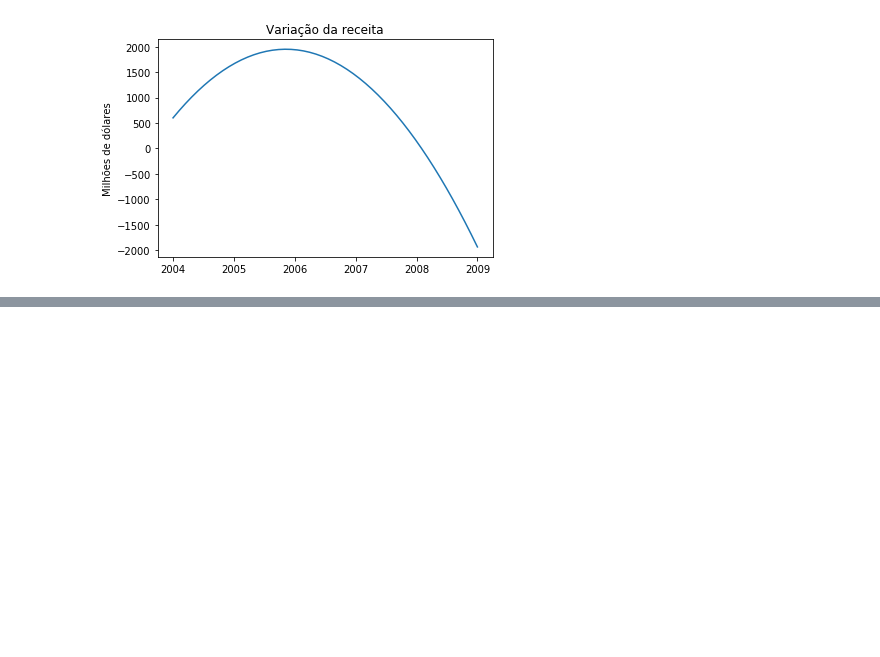
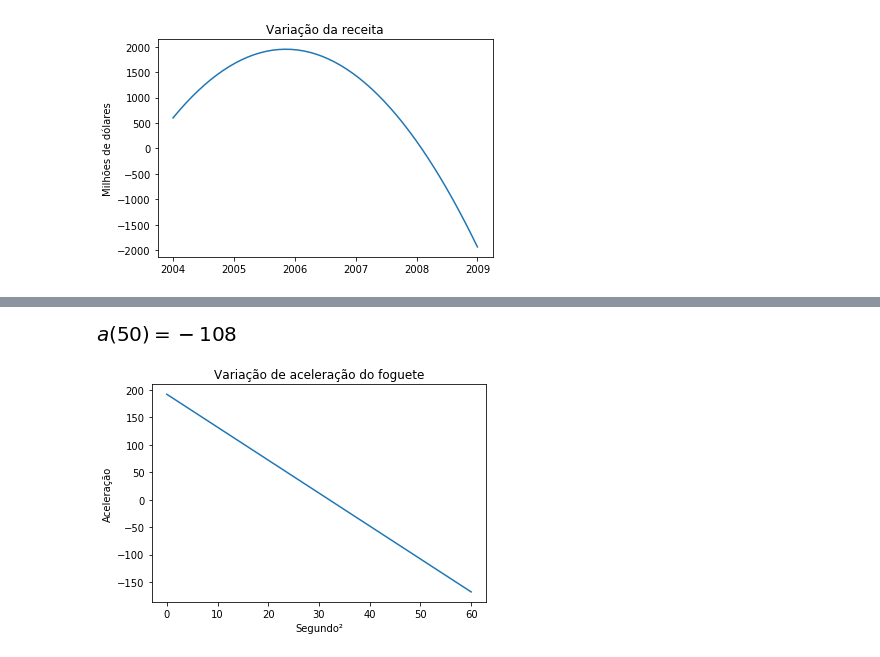
Before and after one commit to odilonjk/matematica, a Jupyter notebook: calculo/derivadas.ipynb, the cells around one changed output, grey strips where cells are left out. Drawn from its saved outputs; the diff is of its cells as text; code cells hidden in the pictures; blank space fills up the shorter version.

```diff
--- a/calculo/derivadas.ipynb
+++ b/calculo/derivadas.ipynb
@@ -222,0 +288,19 @@ plt.show()
+# %%
+t = Symbol('t')
+
+expr = Derivative(f(t), t, 2).doit()
+
+display(Eq(Symbol('a(50)'), expr.subs(t, 50)))
+
+x = np.linspace(0, 60, 30)
+y = [expr.subs(t, s) for s in x]
+
+plt.title('Variação de aceleração do foguete')
+plt.xlabel('Segundo²')
+plt.ylabel('Aceleração')
+plt.plot(x, y)
+
+plt.show()
+# %% [output]
+[figure, added]
+[figure, added]
```
Also changed, not shown: parts of 20 cells of this notebook.
